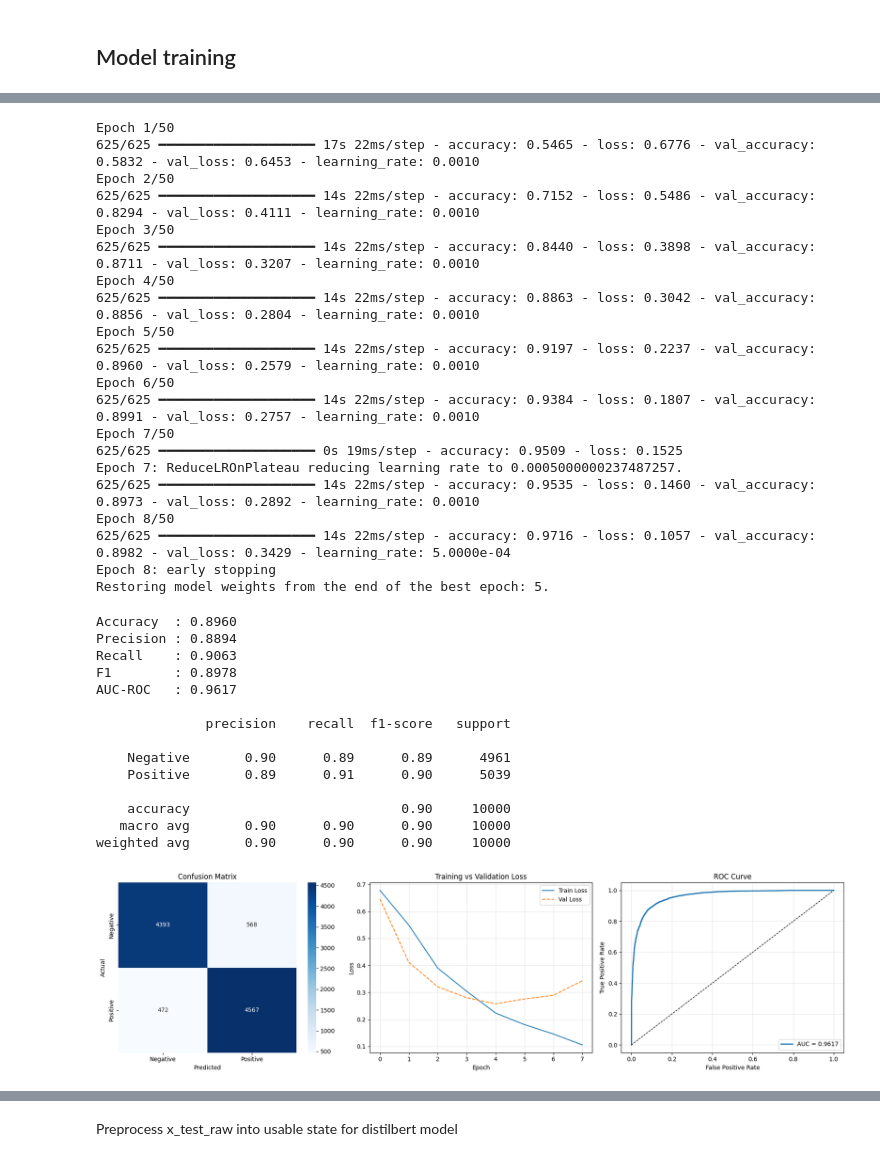
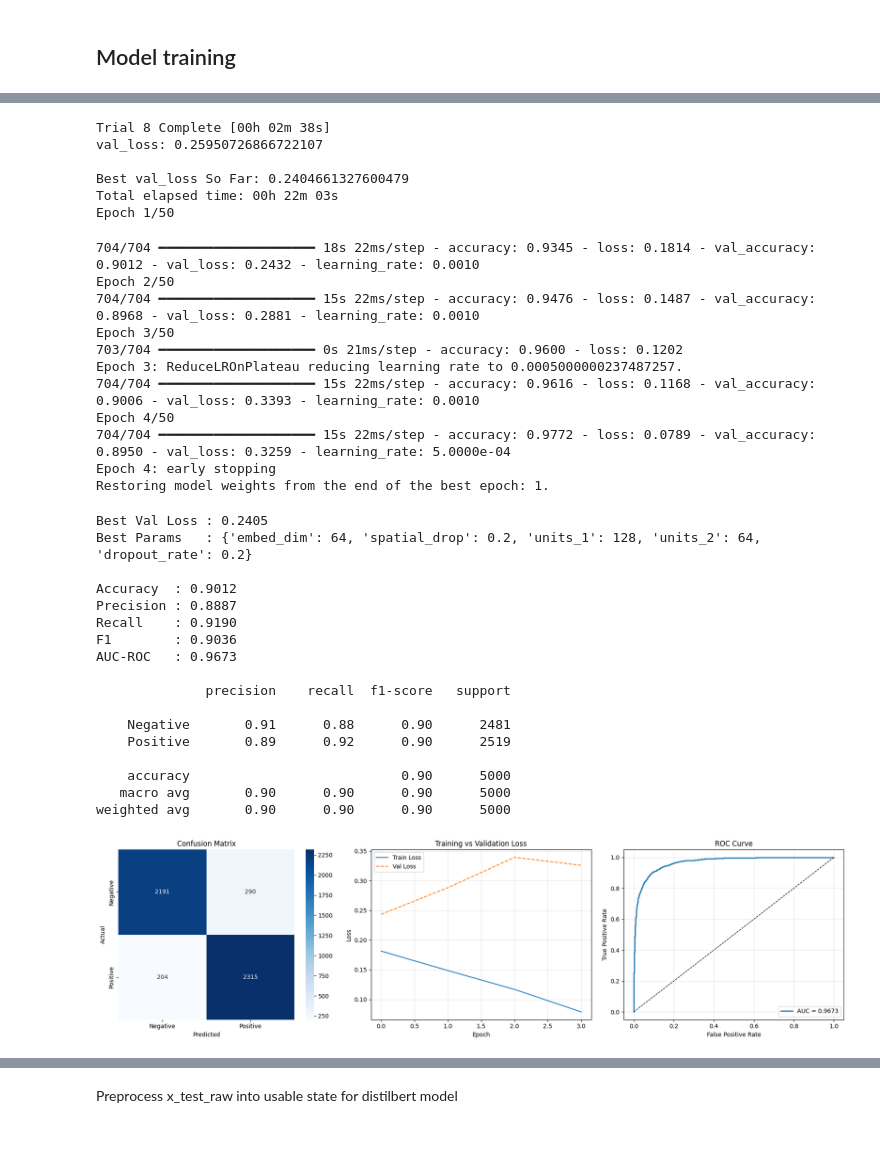
Before and after one commit to RyderSab/CS-171_Project, a Jupyter notebook: CS_171_Project.ipynb, the cells around one changed output, grey strips where cells are left out. Saved outputs shown, nothing was run; the diff lists cells and outputs as text; code cells hidden in the pictures.

```diff
--- a/CS_171_Project.ipynb
+++ b/CS_171_Project.ipynb
@@ -90,7 +110,7 @@ raw_reviews_df['cleaned_review'] = raw_reviews_df['review'].str.replace('<br />'
 X_train_raw, X_test_raw, y_train, y_test = train_test_split(
     raw_reviews_df['cleaned_review'],
     raw_reviews_df['sentiment'].map({'positive': 1, 'negative': 0}),
-    test_size=0.2,
+    test_size=0.1,
     random_state=42
 )
 
@@ -243,5 +219,5 @@ def train_models(model_type='BiLSTM'):
 # %%
-def model_evaluation(model, history, X_test, y_test):
+def model_evaluation(model, history, best_score, best_params, X_test, y_test):
     y_prob = model.predict(X_test, batch_size=32, verbose=0).flatten()
     y_pred = (y_prob >= 0.5).astype(int)
 
@@ -252,6 +228,9 @@ def model_evaluation(model, history, X_test, y_test):
     f1        = f1_score(y_test, y_pred)
     auc       = roc_auc_score(y_test, y_prob)
 
+    print(f'Best Val Loss : {best_score:.4f}')  # new
+    print(f'Best Params   : {best_params}')     # new
+    print()
     print(f'Accuracy  : {accuracy:.4f}')
     print(f'Precision : {precision:.4f}')
     print(f'Recall    : {recall:.4f}')
@@ -375,41 +323,41 @@ weighted avg       0.89      0.89      0.89     10000
 # %%
-LSTM_model, LSTM_history, X_test, y_test = train_models(model_type='LSTM_model')
+LSTM, LSTM_history, LSTM_score, LSTM_params, X_test, y_test = train_models('LSTM')
 # %% [output]
+Trial 8 Complete [00h 02m 38s]
+val_loss: 0.25950726866722107
+
+Best val_loss So Far: 0.2404661327600479
+Total elapsed time: 00h 22m 03s
 Epoch 1/50
-625/625 ━━━━━━━━━━━━━━━━━━━━ 17s 22ms/step - accuracy: 0.5465 - loss: 0.6776 - val_accuracy: 0.5832 - val_loss: 0.6453 - learning_rate: 0.0010
-Epoch 2/50
-625/625 ━━━━━━━━━━━━━━━━━━━━ 14s 22ms/step - accuracy: 0.7152 - loss: 0.5486 - val_accuracy: 0.8294 - val_loss: 0.4111 - learning_rate: 0.0010
-Epoch 3/50
-625/625 ━━━━━━━━━━━━━━━━━━━━ 14s 22ms/step - accuracy: 0.8440 - loss: 0.3898 - val_accuracy: 0.8711 - val_loss: 0.3207 - learning_rate: 0.0010
-Epoch 4/50
-625/625 ━━━━━━━━━━━━━━━━━━━━ 14s 22ms/step - accuracy: 0.8863 - loss: 0.3042 - val_accuracy: 0.8856 - val_loss: 0.2804 - learning_rate: 0.0010
-Epoch 5/50
-625/625 ━━━━━━━━━━━━━━━━━━━━ 14s 22ms/step - accuracy: 0.9197 - loss: 0.2237 - val_accuracy: 0.8960 - val_loss: 0.2579 - learning_rate: 0.0010
-Epoch 6/50
-625/625 ━━━━━━━━━━━━━━━━━━━━ 14s 22ms/step - accuracy: 0.9384 - loss: 0.1807 - val_accuracy: 0.8991 - val_loss: 0.2757 - learning_rate: 0.0010
-Epoch 7/50
-625/625 ━━━━━━━━━━━━━━━━━━━━ 0s 19ms/step - accuracy: 0.9509 - loss: 0.1525
-Epoch 7: ReduceLROnPlateau reducing learning rate to 0.0005000000237487257.
-625/625 ━━━━━━━━━━━━━━━━━━━━ 14s 22ms/step - accuracy: 0.9535 - loss: 0.1460 - val_accuracy: 0.8973 - val_loss: 0.2892 - learning_rate: 0.0010
-Epoch 8/50
-625/625 ━━━━━━━━━━━━━━━━━━━━ 14s 22ms/step - accuracy: 0.9716 - loss: 0.1057 - val_accuracy: 0.8982 - val_loss: 0.3429 - learning_rate: 5.0000e-04
-Epoch 8: early stopping
-Restoring model weights from the end of the best epoch: 5.
+704/704 ━━━━━━━━━━━━━━━━━━━━ 18s 22ms/step - accuracy: 0.9345 - loss: 0.1814 - val_accuracy: 0.9012 - val_loss: 0.2432 - learning_rate: 0.0010
+Epoch 2/50
+704/704 ━━━━━━━━━━━━━━━━━━━━ 15s 22ms/step - accuracy: 0.9476 - loss: 0.1487 - val_accuracy: 0.8968 - val_loss: 0.2881 - learning_rate: 0.0010
+Epoch 3/50
+703/704 ━━━━━━━━━━━━━━━━━━━━ 0s 21ms/step - accuracy: 0.9600 - loss: 0.1202
+Epoch 3: ReduceLROnPlateau reducing learning rate to 0.0005000000237487257.
+704/704 ━━━━━━━━━━━━━━━━━━━━ 15s 22ms/step - accuracy: 0.9616 - loss: 0.1168 - val_accuracy: 0.9006 - val_loss: 0.3393 - learning_rate: 0.0010
+Epoch 4/50
+704/704 ━━━━━━━━━━━━━━━━━━━━ 15s 22ms/step - accuracy: 0.9772 - loss: 0.0789 - val_accuracy: 0.8950 - val_loss: 0.3259 - learning_rate: 5.0000e-04
+Epoch 4: early stopping
+Restoring model weights from the end of the best epoch: 1.
 # %%
-LSTM_model_eval = model_evaluation(LSTM_model, LSTM_history, X_test, y_test)
+LSTM_eval = model_evaluation(LSTM, LSTM_history, LSTM_score, LSTM_params, X_test, y_test)
 # %% [output]
-Accuracy  : 0.8960
-Precision : 0.8894
-Recall    : 0.9063
-F1        : 0.8978
-AUC-ROC   : 0.9617
+Best Val Loss : 0.2405
+Best Params   : {'embed_dim': 64, 'spatial_drop': 0.2, 'units_1': 128, 'units_2': 64, 'dropout_rate': 0.2}
+
+Accuracy  : 0.9012
+Precision : 0.8887
+Recall    : 0.9190
+F1        : 0.9036
+AUC-ROC   : 0.9673
 
               precision    recall  f1-score   support
 
-    Negative       0.90      0.89      0.89      4961
-    Positive       0.89      0.91      0.90      5039
+    Negative       0.91      0.88      0.90      2481
+    Positive       0.89      0.92      0.90      2519
 
-    accuracy                           0.90     10000
-   macro avg       0.90      0.90      0.90     10000
-weighted avg       0.90      0.90      0.90     10000
+    accuracy                           0.90      5000
+   macro avg       0.90      0.90      0.90      5000
+weighted avg       0.90      0.90      0.90      5000
-[figure, old version]
+[figure, new version]
```
Also changed, not shown: parts of 18 cells of this notebook.
